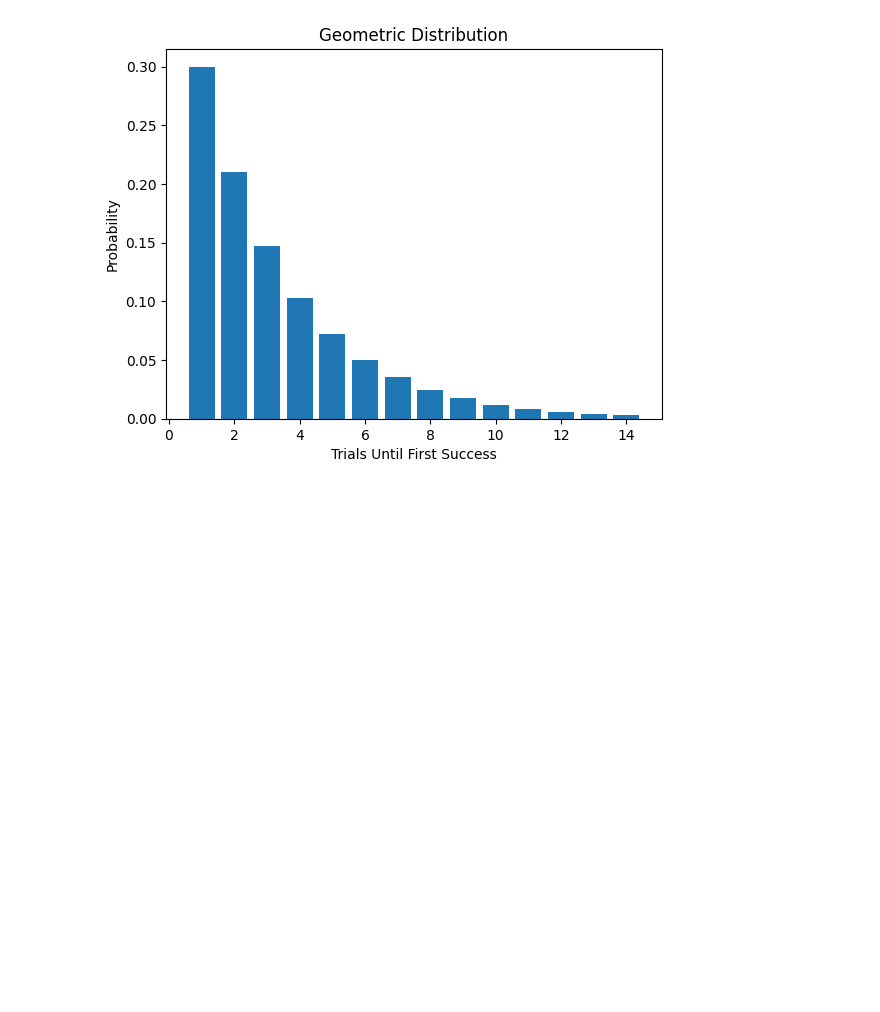
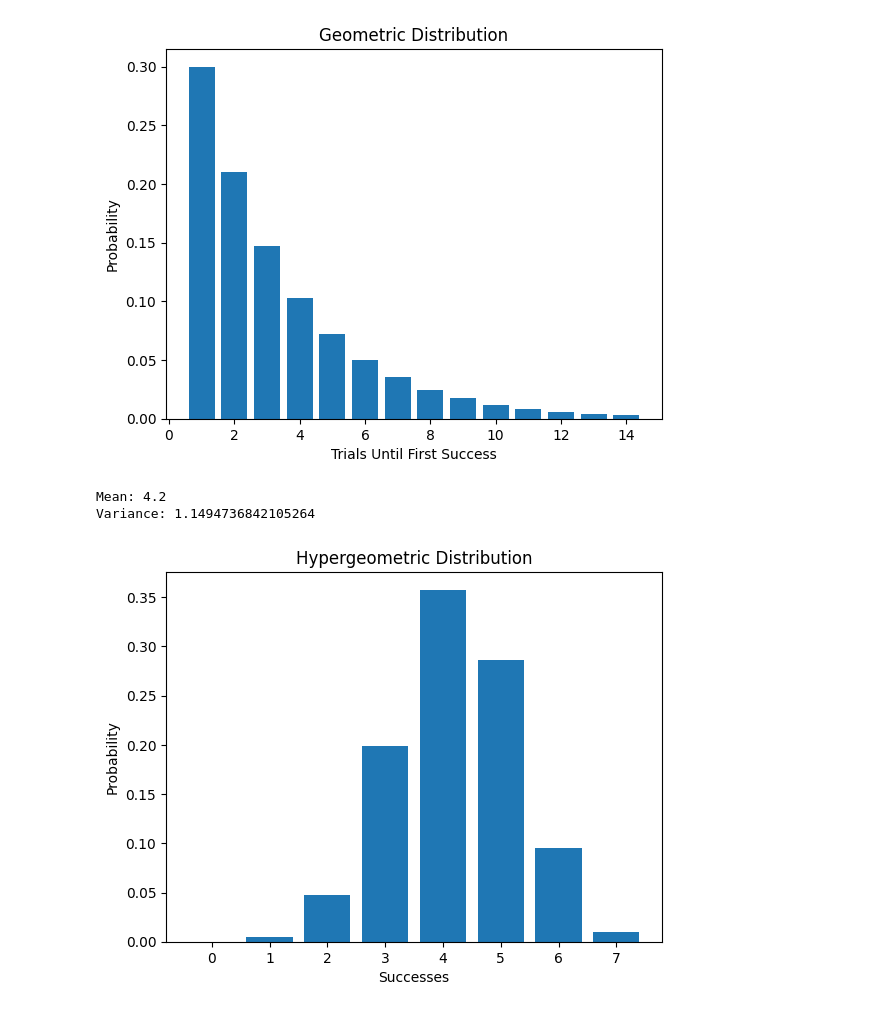
Before and after one commit to T-REX-C0DER/SciPy-Learning-Repository-, a Jupyter notebook: Scipy_Stats.ipynb, the cells around one changed output. Saved outputs shown, nothing was run; the diff lists cells and outputs as text; code cells hidden in the pictures; blank space fills up the shorter version.

Commit message:
hyper geo dist

```diff
--- a/Scipy_Stats.ipynb
+++ b/Scipy_Stats.ipynb
@@ -92,3 +92,25 @@ plt.show()
 Mean: 3.3333333333333335
 Variance: 7.777777777777779
 [figure]
+# %%
+# Hypergeometric Distribution
+
+M = 20   # population size
+n = 7    # success states in population
+N = 12   # number of draws
+
+x = np.arange(0, n+1)
+pmf = stats.hypergeom.pmf(x, M, n, N)
+
+print("Mean:", stats.hypergeom.mean(M, n, N))
+print("Variance:", stats.hypergeom.var(M, n, N))
+
+plt.bar(x, pmf)
+plt.title("Hypergeometric Distribution")
+plt.xlabel("Successes")
+plt.ylabel("Probability")
+plt.show()
+# %% [output]
+Mean: 4.2
+Variance: 1.1494736842105264
+[figure, added]
```
